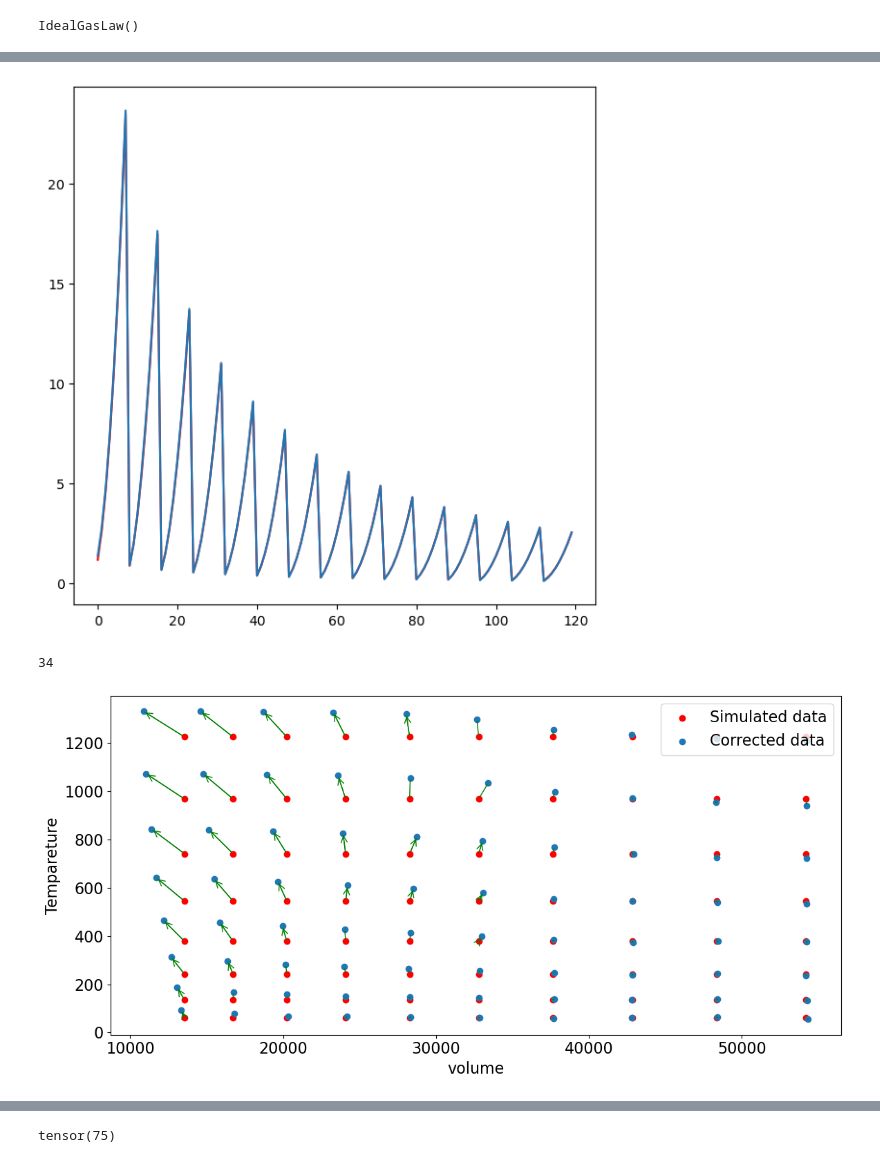
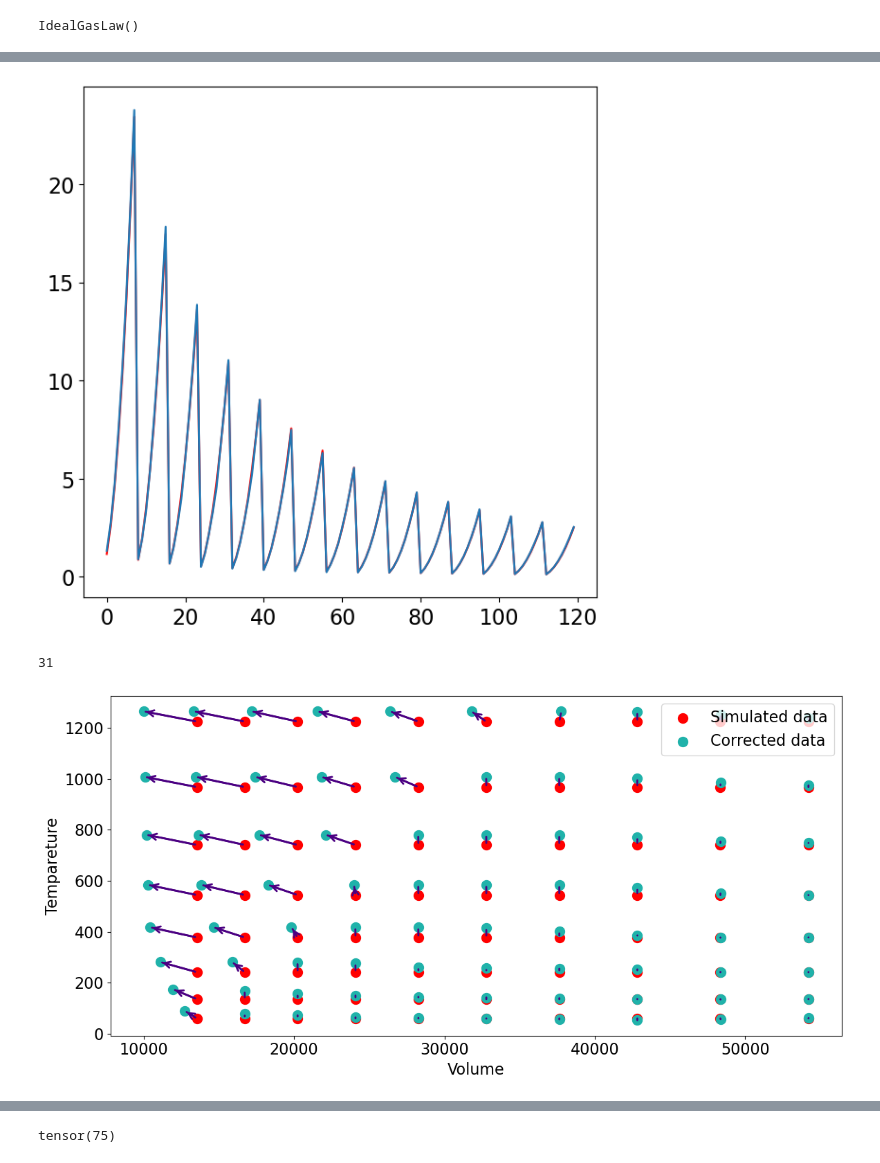
Before and after one commit to daryabiparva9/idealGasLawSim, a Jupyter notebook: src/tutorAI.ipynb, the cells around one changed output, grey strips where cells are left out. Cells and saved outputs as stored; diff of their text form; code cells hidden in the pictures.

```diff
--- a/src/tutorAI.ipynb
+++ b/src/tutorAI.ipynb
@@ -99,7 +99,7 @@ torch.set_default_dtype(torch.float64)
 class IdealGasLaw(nn.Module):
     def __init__(self):
         super(IdealGasLaw, self).__init__()
-        self.R = nn.Parameter(torch.tensor([193.39], dtype=DTYPE))
+        self.R = nn.Parameter(torch.tensor([188.4112], dtype=DTYPE))
 
     def forward(self, x):
         v = x[:, 0]
@@ -107,12 +107,7 @@ class IdealGasLaw(nn.Module):
         p = self.R * t / v
         return torch.reshape(p, (-1,))
 
-# Freeze IdealGasLaw weights
-ideal_gas_model = IdealGasLaw()
-# for param in ideal_gas_model.parameters():
-#     param.requires_grad = False
 
-# Correction network - smaller for limited data
 class CorrectionNetwork(nn.Module):
     def __init__(self, input_size=2, hidden_size=32):
         super(CorrectionNetwork, self).__init__()
@@ -129,7 +124,7 @@ class CorrectionNetwork(nn.Module):
         # These will multiply the tanh output to get appropriate scale of corrections
         v_range = 88492.0 - 13550.0
         t_range = 1224.0 - 60.0
-        self.scale_factors = nn.Parameter(torch.tensor([v_range/10, t_range/10]), requires_grad=True)
+        self.scale_factors = nn.Parameter(torch.tensor([v_range/20, t_range/50]), requires_grad=True)
 
     def forward(self, x):
         # Get base corrections from network (-1 to 1 from tanh)
@@ -156,7 +151,7 @@ class CombinedModel(nn.Module):
         return pressure, corrections, corrected_input
 
 # Custom loss with regularization for small dataset
-def custom_loss(predicted_pressure, target_pressure, corrections, lambda_reg=0.000001):
+def custom_loss(predicted_pressure, target_pressure, corrections, lambda_reg=0.0001):
     # Pressure prediction accuracy
     pressure_loss = nn.MSELoss()(predicted_pressure, target_pressure)
     # print(f'correction shape:{corrections.shape}, .sum shape {torch.sum(corrections.abs(), dim=1).shape}')
@@ -181,7 +176,9 @@ def prepare_data(v_values, t_values, p_values, batch_size=128):
 
     return dataloader
 
-optimizer = optim.Adam(ideal_gas_model.parameters(), lr=0.01, weight_decay=1e-6)
+correction_network = CorrectionNetwork()
+combined_model = CombinedModel(ideal_gas_model=m2, correction_network=correction_network)
+optimizer = optim.Adam(combined_model.correction_network.parameters(), lr=0.001, weight_decay=1e-5)
 pressure_loss = nn.MSELoss()
 
 # Training function
@@ -244,5 +259,5 @@ Parameter: R, Value: tensor([193.3998])
 # %%
 correction_network = CorrectionNetwork()
 combined_model = CombinedModel(ideal_gas_model=m2, correction_network=correction_network)
-combined_model.load_state_dict(torch.load('finalcombined.pth'))
-combined_model.eval()
+# combined_model.load_state_dict(torch.load('finalcombined.pth'))
+# combined_model.eval()
@@ -273,7 +292,7 @@ with torch.no_grad():
     plt.plot(y_train, color='r')
     plt.plot(combined_model(X_train)[0])
 # %% [output]
-[figure, old version]
+[figure, new version]
 # %%
 
 with torch.no_grad():
@@ -287,37 +306,37 @@ with torch.no_grad():
     corrected_input = combined_model(X_train)[2]
     correction = combined_model(X_train)[1]
 # %%
-corrected_index = correction[:,0].abs()>100
+corrected_index = correction[:,0].abs()>20
 # %%
 X_train_corrected = X_train[corrected_index]
 corrected_input_selected = corrected_input[corrected_index]
 # %%
 len(X_train_corrected)
 # %% [output]
-34
+31
 # %%
 plt.figure(figsize=(12,6))
 plt.rcParams['font.size'] = 16
-plt.scatter(X_train[:-40,0], X_train[:-40,1], color='red',label='Simulated data')
+plt.scatter(X_train[:-40,0], X_train[:-40,1], s=100, color='red',label='Simulated data')
 # plt.scatter(corrected_input[:,0], corrected_input[:,1])
 for i in range(len(X_train_corrected)-5):
     plt.annotate('', xytext=(X_train_corrected[i, 0], X_train_corrected[i, 1]),
               xy=(corrected_input_selected[i, 0], corrected_input_selected[i, 1]),
-            arrowprops=dict(arrowstyle='->', color='green', lw=1.0))
+            arrowprops=dict(arrowstyle='->', color='indigo', lw=2.0))
 
 for i in range(len(X_train)-40):
     plt.annotate('', xytext=(X_train[i, 0], X_train[i, 1]),
               xy=(corrected_input[i, 0], corrected_input[i, 1]),
-            arrowprops=dict(arrowstyle='-', color='green', lw=1.0))
-plt.scatter(corrected_input[:-40,0], corrected_input[:-40,1], label='Corrected data')
-plt.xlabel('volume')
+            arrowprops=dict(arrowstyle='-', color='indigo', lw=2.0))
+plt.scatter(corrected_input[:-40,0], corrected_input[:-40,1], s=100, label='Corrected data', color='lightseagreen')
+plt.xlabel('Volume')
 plt.ylabel('Tempareture')
 plt.legend()
 plt.tight_layout()
 plt.savefig('idealgasdata_changed.pdf', dpi=1500, format='pdf')
 plt.show()
 # %% [output]
-[figure, old version]
+[figure, new version]
 # %%
 plt.figure(figsize=(12,6))
 plt.rcParams['font.size'] = 16
```
Also changed, not shown: parts of 12 cells of this notebook, 4 other files.
